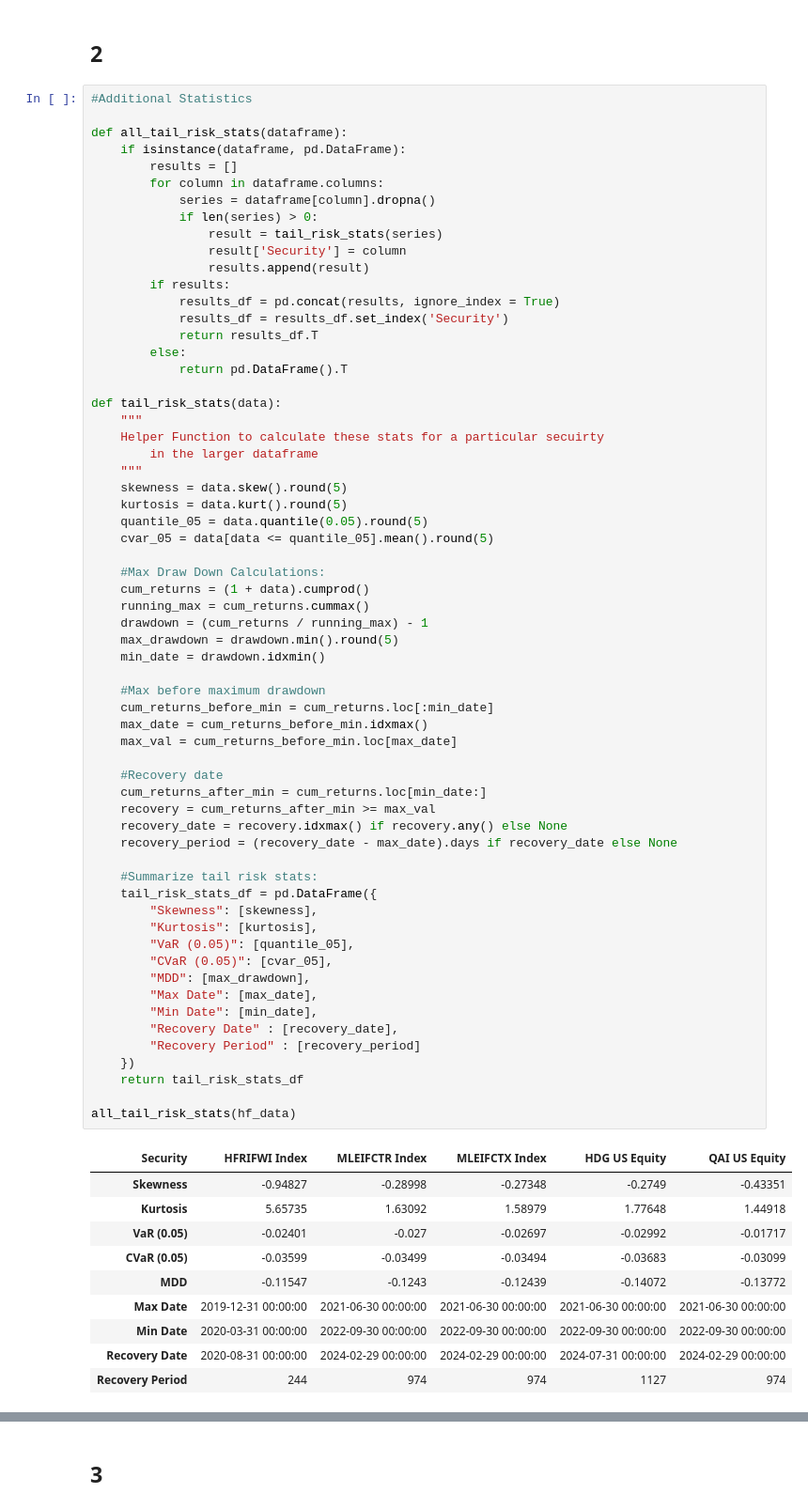
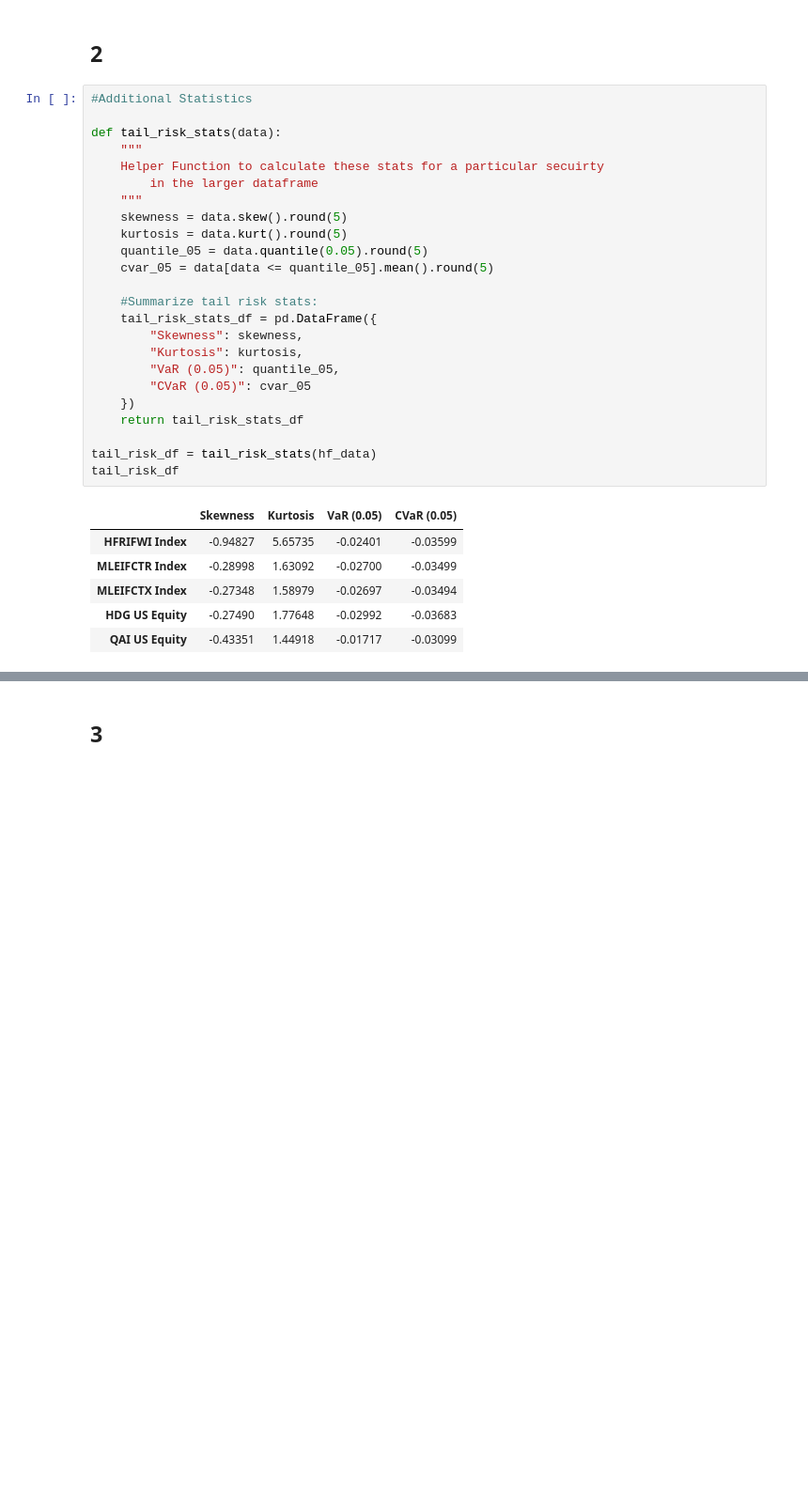
Before and after one commit to skajiyam/FINM-36700-Portfolio-and-Risk-Management, a Jupyter notebook: ProShares/2_analyzing_the_data.ipynb, the cells around one changed output, grey strips where cells are left out. Shown at 94% size. Cells and saved outputs as stored; diff of their text form; blank space fills up the shorter version.

```diff
--- a/ProShares/2_analyzing_the_data.ipynb
+++ b/ProShares/2_analyzing_the_data.ipynb
@@ -53,74 +53,32 @@ hf_stats
 ## 2
 # %%
 #Additional Statistics
-
-def all_tail_risk_stats(dataframe):
-    if isinstance(dataframe, pd.DataFrame):
-        results = []
-        for column in dataframe.columns:
-            series = dataframe[column].dropna()
-            if len(series) > 0:
-                result = tail_risk_stats(series)
-                result['Security'] = column
-                results.append(result)
-        if results:
-            results_df = pd.concat(results, ignore_index = True)
-            results_df = results_df.set_index('Security')
-            return results_df.T
-        else:
-            return pd.DataFrame().T
 
 def tail_risk_stats(data):
     """
     Helper Function to calculate these stats for a particular secuirty
         in the larger dataframe
     """
     skewness = data.skew().round(5)
     kurtosis = data.kurt().round(5)
     quantile_05 = data.quantile(0.05).round(5)
     cvar_05 = data[data <= quantile_05].mean().round(5)
 
-    #Max Draw Down Calculations:
-    cum_returns = (1 + data).cumprod()
-    running_max = cum_returns.cummax()
-    drawdown = (cum_returns / running_max) - 1
-    max_drawdown = drawdown.min().round(5)
-    min_date = drawdown.idxmin()
-
-    #Max before maximum drawdown
-    cum_returns_before_min = cum_returns.loc[:min_date]
-    max_date = cum_returns_before_min.idxmax()
-    max_val = cum_returns_before_min.loc[max_date]
-
-    #Recovery date
-    cum_returns_after_min = cum_returns.loc[min_date:]
-    recovery = cum_returns_after_min >= max_val
-    recovery_date = recovery.idxmax() if recovery.any() else None
-    recovery_period = (recovery_date - max_date).days if recovery_date else None
-
     #Summarize tail risk stats:
     tail_risk_stats_df = pd.DataFrame({
-        "Skewness": [skewness],
-        "Kurtosis": [kurtosis],
-        "VaR (0.05)": [quantile_05],
-        "CVaR (0.05)": [cvar_05],
-        "MDD": [max_drawdown],
-        "Max Date": [max_date],
-        "Min Date": [min_date],
-        "Recovery Date" : [recovery_date],
-        "Recovery Period" : [recovery_period]
+        "Skewness": skewness,
+        "Kurtosis": kurtosis,
+        "VaR (0.05)": quantile_05,
+        "CVaR (0.05)": cvar_05
     })
     return tail_risk_stats_df
 
-all_tail_risk_stats(hf_data)
+tail_risk_df = tail_risk_stats(hf_data)
+tail_risk_df
 # %% [output]
-| Security | HFRIFWI Index | MLEIFCTR Index | MLEIFCTX Index | HDG US Equity | QAI US Equity |
-| Skewness | -0.94827 | -0.28998 | -0.27348 | -0.2749 | -0.43351 |
-| Kurtosis | 5.65735 | 1.63092 | 1.58979 | 1.77648 | 1.44918 |
-| VaR (0.05) | -0.02401 | -0.027 | -0.02697 | -0.02992 | -0.01717 |
-| CVaR (0.05) | -0.03599 | -0.03499 | -0.03494 | -0.03683 | -0.03099 |
-| MDD | -0.11547 | -0.1243 | -0.12439 | -0.14072 | -0.13772 |
-| Max Date | 2019-12-31 00:00:00 | 2021-06-30 00:00:00 | 2021-06-30 00:00:00 | 2021-06-30 00:00:00 | 2021-06-30 00:00:00 |
-| Min Date | 2020-03-31 00:00:00 | 2022-09-30 00:00:00 | 2022-09-30 00:00:00 | 2022-09-30 00:00:00 | 2022-09-30 00:00:00 |
-| Recovery Date | 2020-08-31 00:00:00 | 2024-02-29 00:00:00 | 2024-02-29 00:00:00 | 2024-07-31 00:00:00 | 2024-02-29 00:00:00 |
-| Recovery Period | 244 | 974 | 974 | 1127 | 974 |
+|  | Skewness | Kurtosis | VaR (0.05) | CVaR (0.05) |
+| HFRIFWI Index | -0.94827 | 5.65735 | -0.02401 | -0.03599 |
+| MLEIFCTR Index | -0.28998 | 1.63092 | -0.02700 | -0.03499 |
+| MLEIFCTX Index | -0.27348 | 1.58979 | -0.02697 | -0.03494 |
+| HDG US Equity | -0.27490 | 1.77648 | -0.02992 | -0.03683 |
+| QAI US Equity | -0.43351 | 1.44918 | -0.01717 | -0.03099 |
```
Also changed, not shown: parts of 6 cells of this notebook, 1 other file.
